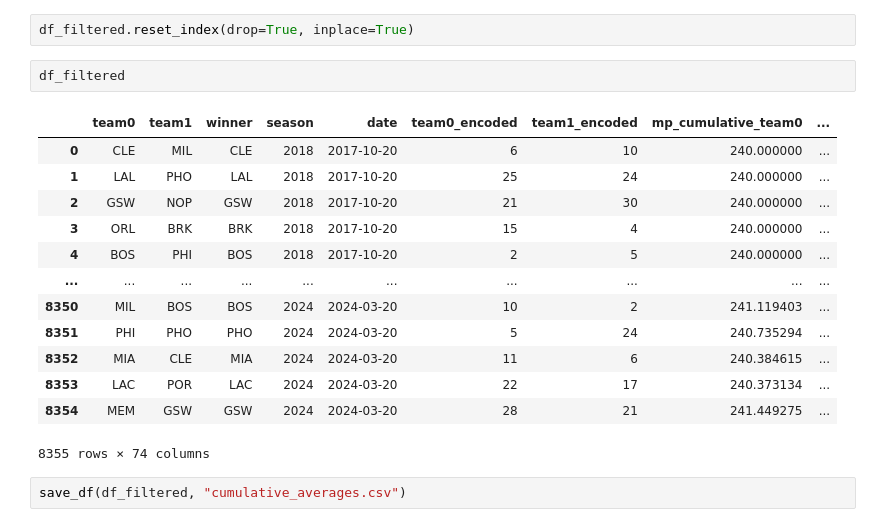
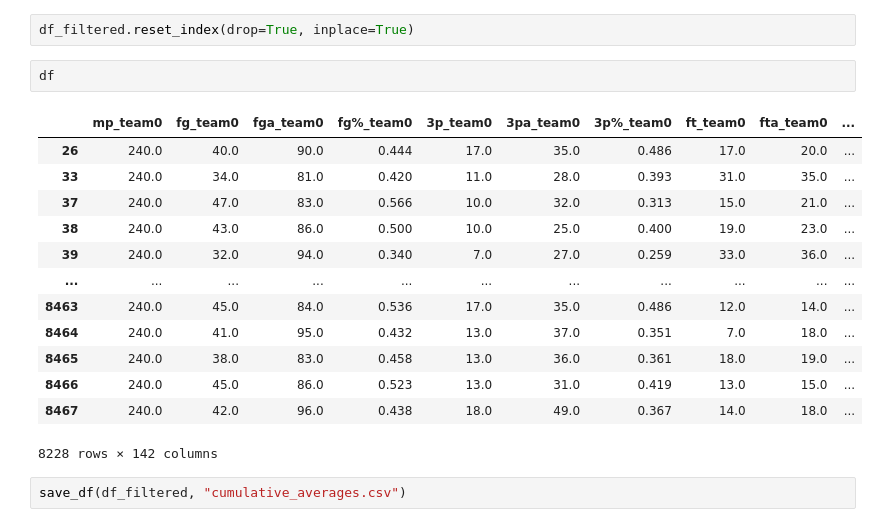
Before and after one commit to parminpatel28/MSCI-446-Project, a Jupyter notebook: export_cumulative_df.ipynb, the cells around one changed output. Saved outputs shown, nothing was run; the diff lists cells and outputs as text.

```diff
--- a/export_cumulative_df.ipynb
+++ b/export_cumulative_df.ipynb
@@ -190,21 +186,21 @@ See the caveats in the documentation: https://pandas.pydata.org/pandas-docs/stab
   df_filtered['team1_winner'] = df_filtered.apply(lambda row: 1 if row['winner'] == row['team1'] else 0, axis=1)
 # %%
 df_filtered.reset_index(drop=True, inplace=True)
-# %%
-df_filtered
-# %% [output]
-|  | team0 | team1 | winner | season | date | team0_encoded | team1_encoded | mp_cumulative_team0 | ... |
-| 0 | CLE | MIL | CLE | 2018 | 2017-10-20 | 6 | 10 | 240.000000 | ... |
-| 1 | LAL | PHO | LAL | 2018 | 2017-10-20 | 25 | 24 | 240.000000 | ... |
-| 2 | GSW | NOP | GSW | 2018 | 2017-10-20 | 21 | 30 | 240.000000 | ... |
-| 3 | ORL | BRK | BRK | 2018 | 2017-10-20 | 15 | 4 | 240.000000 | ... |
-| 4 | BOS | PHI | BOS | 2018 | 2017-10-20 | 2 | 5 | 240.000000 | ... |
-| ... | ... | ... | ... | ... | ... | ... | ... | ... | ... |
-| 8350 | MIL | BOS | BOS | 2024 | 2024-03-20 | 10 | 2 | 241.119403 | ... |
-| 8351 | PHI | PHO | PHO | 2024 | 2024-03-20 | 5 | 24 | 240.735294 | ... |
-| 8352 | MIA | CLE | MIA | 2024 | 2024-03-20 | 11 | 6 | 240.384615 | ... |
-| 8353 | LAC | POR | LAC | 2024 | 2024-03-20 | 22 | 17 | 240.373134 | ... |
-| 8354 | MEM | GSW | GSW | 2024 | 2024-03-20 | 28 | 21 | 241.449275 | ... |
-8355 rows × 74 columns
+# %%
+df
+# %% [output]
+|  | mp_team0 | fg_team0 | fga_team0 | fg%_team0 | 3p_team0 | 3pa_team0 | 3p%_team0 | ft_team0 | fta_team0 | ... |
+| 26 | 240.0 | 40.0 | 90.0 | 0.444 | 17.0 | 35.0 | 0.486 | 17.0 | 20.0 | ... |
+| 33 | 240.0 | 34.0 | 81.0 | 0.420 | 11.0 | 28.0 | 0.393 | 31.0 | 35.0 | ... |
+| 37 | 240.0 | 47.0 | 83.0 | 0.566 | 10.0 | 32.0 | 0.313 | 15.0 | 21.0 | ... |
+| 38 | 240.0 | 43.0 | 86.0 | 0.500 | 10.0 | 25.0 | 0.400 | 19.0 | 23.0 | ... |
+| 39 | 240.0 | 32.0 | 94.0 | 0.340 | 7.0 | 27.0 | 0.259 | 33.0 | 36.0 | ... |
+| ... | ... | ... | ... | ... | ... | ... | ... | ... | ... | ... |
+| 8463 | 240.0 | 45.0 | 84.0 | 0.536 | 17.0 | 35.0 | 0.486 | 12.0 | 14.0 | ... |
+| 8464 | 240.0 | 41.0 | 95.0 | 0.432 | 13.0 | 37.0 | 0.351 | 7.0 | 18.0 | ... |
+| 8465 | 240.0 | 38.0 | 83.0 | 0.458 | 13.0 | 36.0 | 0.361 | 18.0 | 19.0 | ... |
+| 8466 | 240.0 | 45.0 | 86.0 | 0.523 | 13.0 | 31.0 | 0.419 | 13.0 | 15.0 | ... |
+| 8467 | 240.0 | 42.0 | 96.0 | 0.438 | 18.0 | 49.0 | 0.367 | 14.0 | 18.0 | ... |
+8228 rows × 142 columns
 # %%
 save_df(df_filtered, "cumulative_averages.csv")
```
Also changed, not shown: parts of 8 cells of this notebook, 5 other files.
